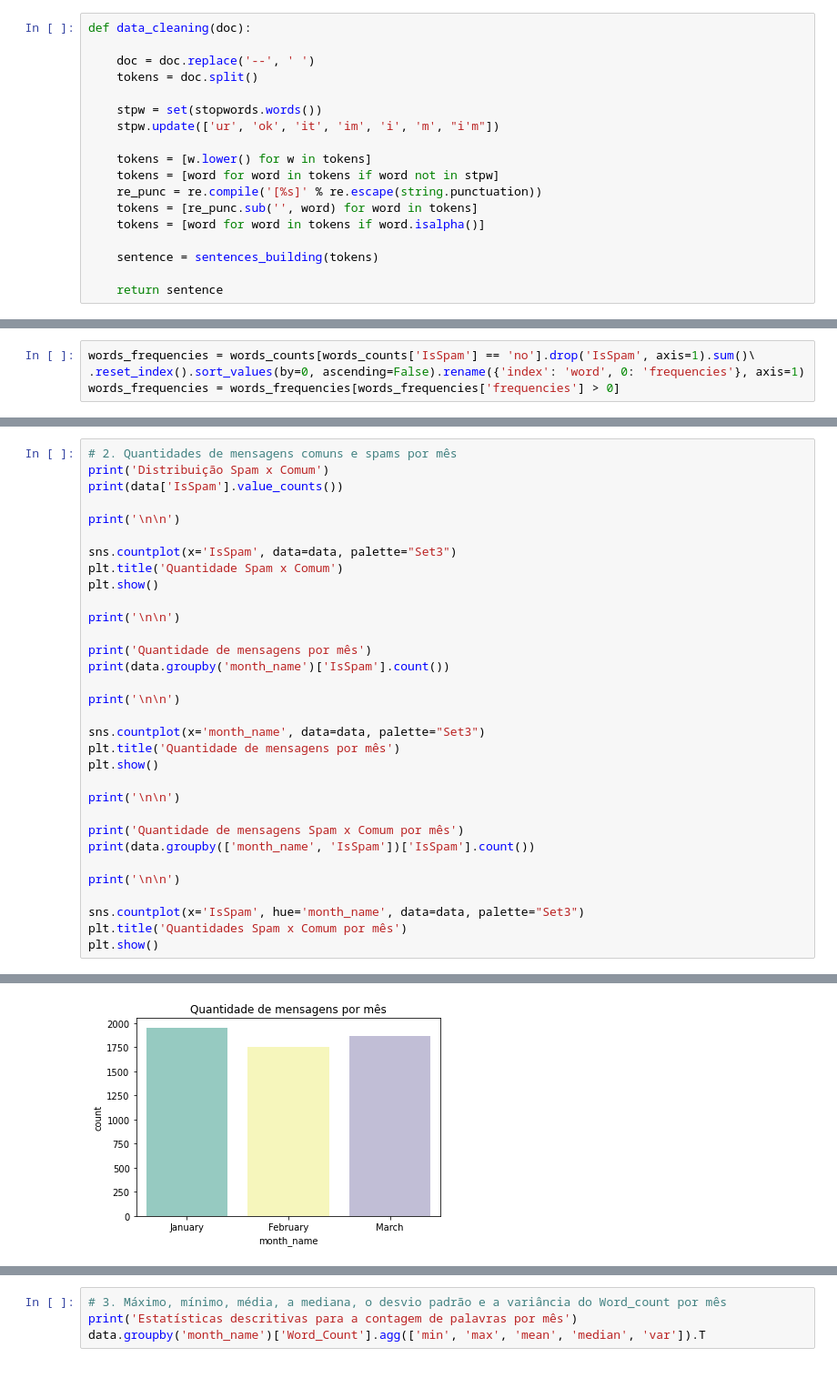
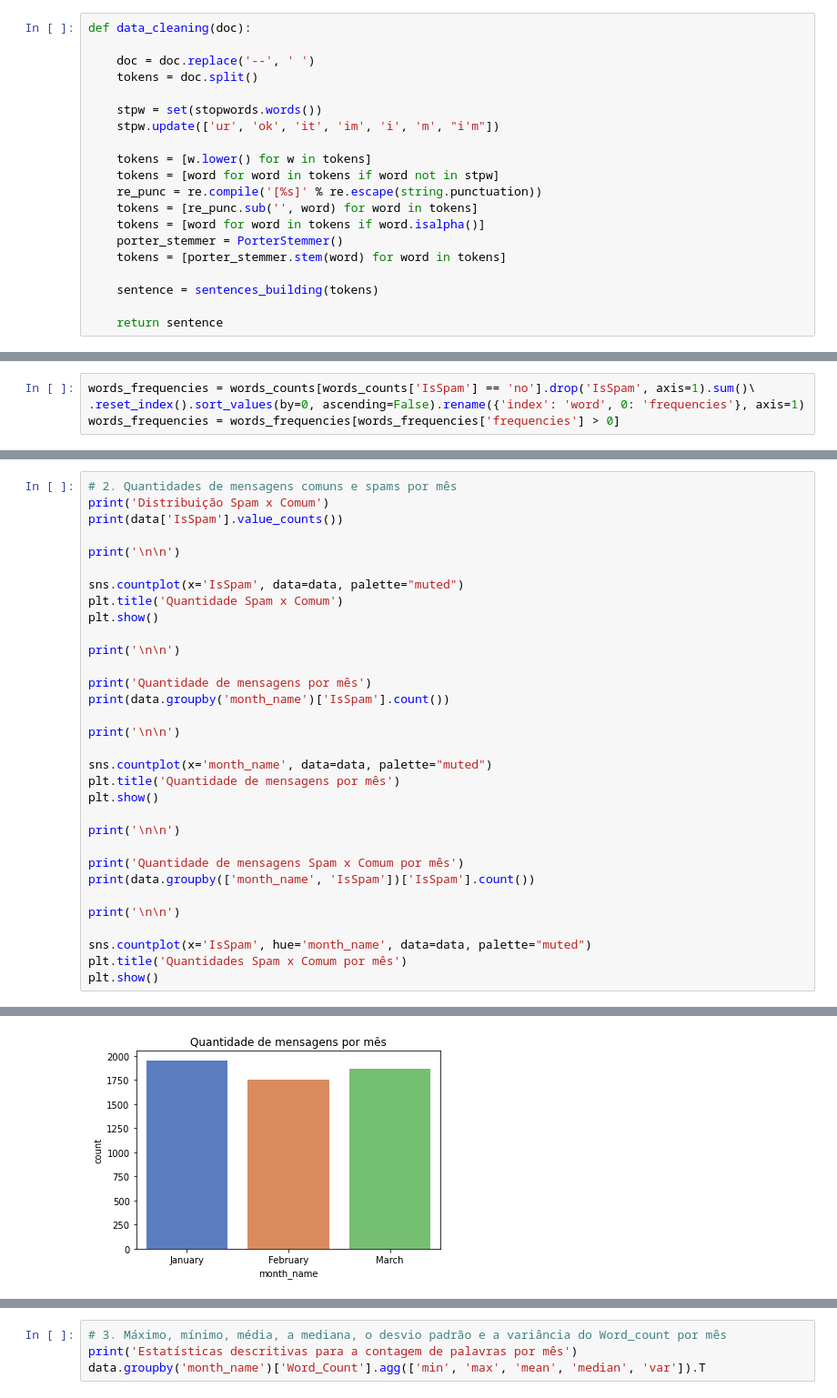
Before and after one commit to acucenarodrigues1998/SeniorLabsChallenge, a Jupyter notebook: SeniorSistemasChallenge.ipynb, the cells around one changed output, grey strips where cells are left out. Shown at 91% size. Cells and saved outputs as stored; diff of their text form.

```diff
--- a/SeniorSistemasChallenge.ipynb
+++ b/SeniorSistemasChallenge.ipynb
@@ -176,6 +176,8 @@ def data_cleaning(doc):
     re_punc = re.compile('[%s]' % re.escape(string.punctuation))
     tokens = [re_punc.sub('', word) for word in tokens]
     tokens = [word for word in tokens if word.isalpha()]
+    porter_stemmer = PorterStemmer()
+    tokens = [porter_stemmer.stem(word) for word in tokens]
 
     sentence = sentences_building(tokens)
 
@@ -255,7 +257,7 @@ print(data['IsSpam'].value_counts())
 
 print('\n\n')
 
-sns.countplot(x='IsSpam', data=data, palette="Set3")
+sns.countplot(x='IsSpam', data=data, palette="muted")
 plt.title('Quantidade Spam x Comum')
 plt.show()
 
@@ -266,7 +268,7 @@ print(data.groupby('month_name')['IsSpam'].count())
 
 print('\n\n')
 
-sns.countplot(x='month_name', data=data, palette="Set3")
+sns.countplot(x='month_name', data=data, palette="muted")
 plt.title('Quantidade de mensagens por mês')
 plt.show()
 
@@ -277,7 +279,7 @@ print(data.groupby(['month_name', 'IsSpam'])['IsSpam'].count())
 
 print('\n\n')
 
-sns.countplot(x='IsSpam', hue='month_name', data=data, palette="Set3")
+sns.countplot(x='IsSpam', hue='month_name', data=data, palette="muted")
 plt.title('Quantidades Spam x Comum por mês')
 plt.show()
 # %% [output]
@@ -289,10 +291,10 @@ Name: IsSpam, dtype: int64
 Quantidade de mensagens por mês
 month_name
 February    1756
 January     1953
 March       1865
 Name: IsSpam, dtype: int64
-[figure, old version]
+[figure, new version]
 Quantidade de mensagens Spam x Comum por mês
 month_name  IsSpam
 February    no        1512
```
Also changed, not shown: parts of 37 cells of this notebook.
